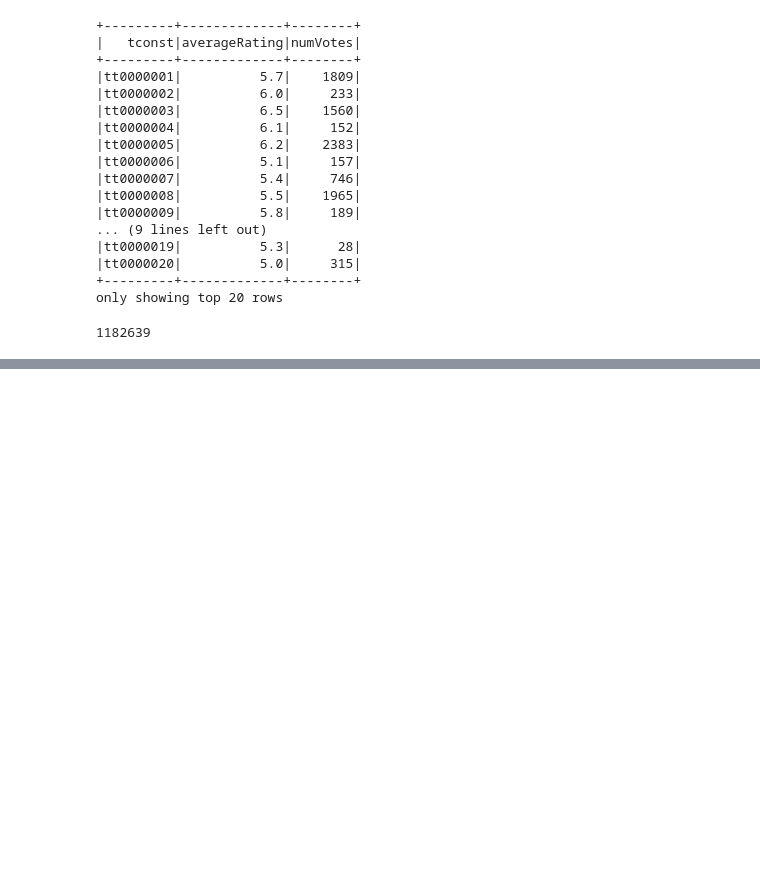
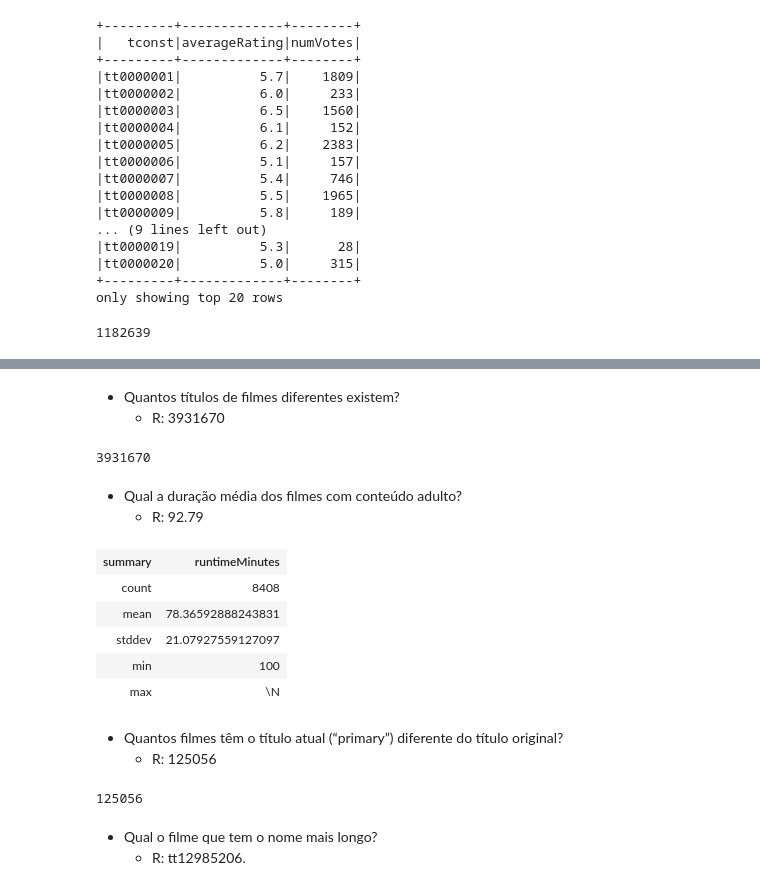
Before and after one commit to eder1985/igti-bootcamp-eng-dados-cloud, a Jupyter notebook: modulo_2/igti_edc_mod2_trabalho_pratico.ipynb, the cells around one changed output, grey strips where cells are left out. Cells and saved outputs as stored; diff of their text form; code cells hidden in the pictures; blank space fills up the shorter version.

```diff
--- a/modulo_2/igti_edc_mod2_trabalho_pratico.ipynb
+++ b/modulo_2/igti_edc_mod2_trabalho_pratico.ipynb
@@ -119,0 +292,35 @@ df_ratings.count()
+# %% [markdown]
+- Quantos títulos de filmes diferentes existem?
+  - R: 3931670
+# %%
+df_titles.select('primaryTitle').distinct().count()
+# %% [output]
+3931670
+# %% [markdown]
+- Qual a duração média dos filmes com conteúdo adulto?
+  - R: 92.79
+# %%
+df_titles.filter( \
+    ((col("titleType") == "tvMovie") | (col("titleType") == "movie")) & \
+    (col("genres").contains("Adult")) \
+    ).select("runtimeMinutes") \
+    .describe()
+# %% [output]
+| summary | runtimeMinutes |
+| count | 8408 |
+| mean | 78.36592888243831 |
+| stddev | 21.07927559127097 |
+| min | 100 |
+| max | \N |
+# %% [markdown]
+- Quantos filmes têm o título atual (“primary”) diferente do título original?
+  - R: 125056
+# %%
+df_titles.filter \
+    ((col("primaryTitle") != col("originalTitle"))) \
+    .count()
+# %% [output]
+125056
+# %% [markdown]
+- Qual o filme que tem o nome mais longo?
+  - R: tt12985206.
```
Also changed, not shown: parts of 25 cells of this notebook.
